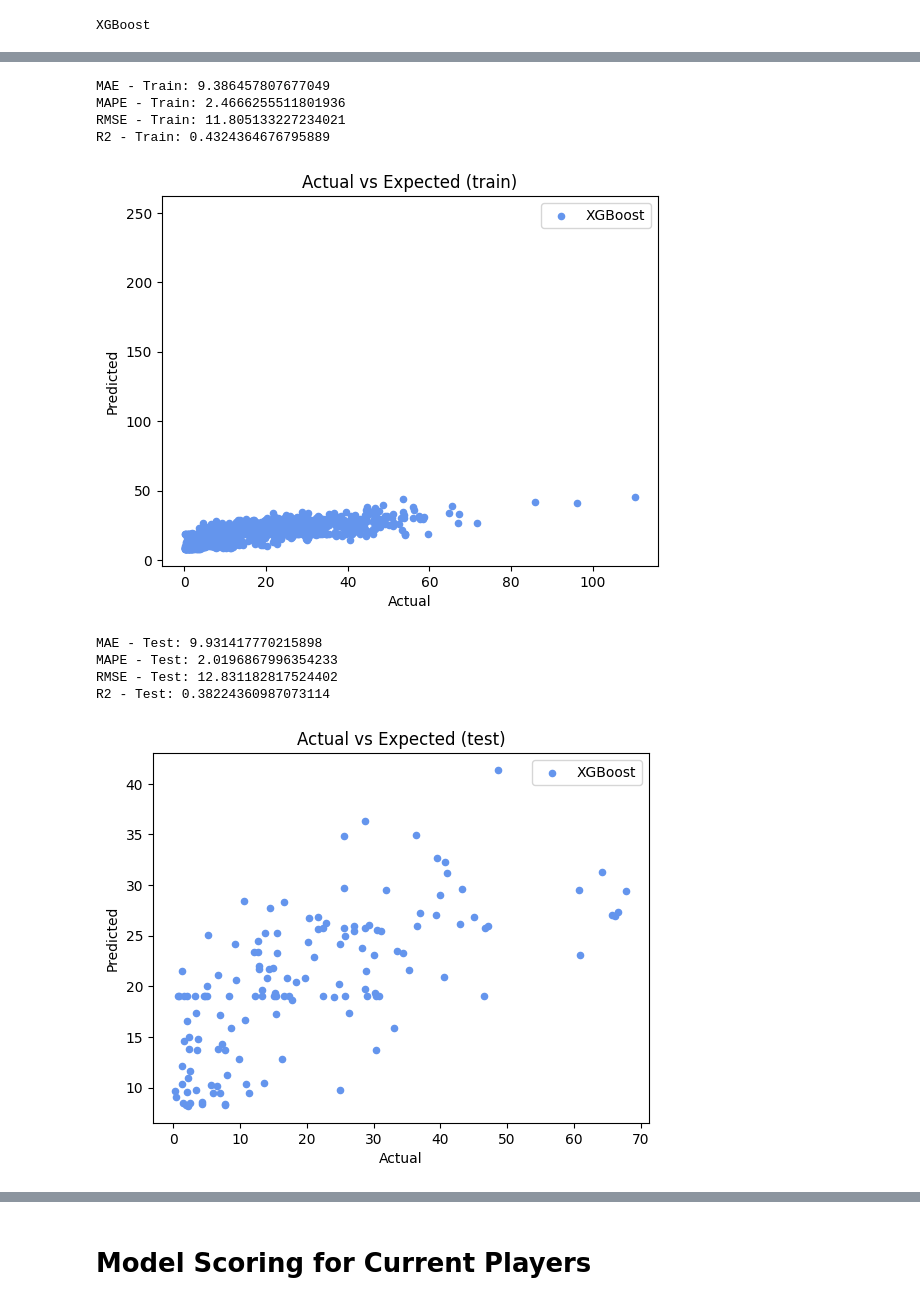
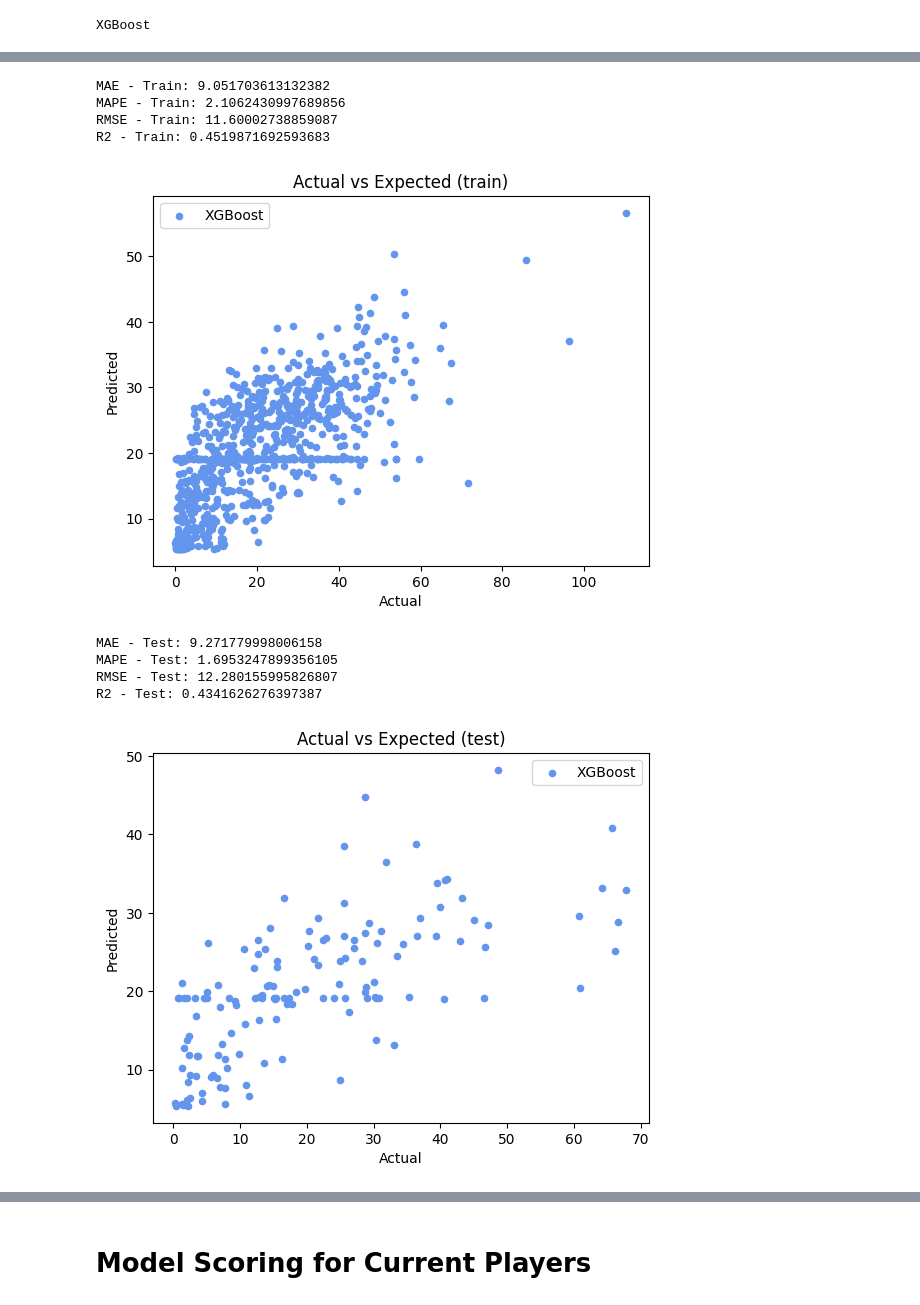
Before and after one commit to Dilan-De-Silva/Big-Bash-Fantasy-AI-v2, a Jupyter notebook: python_script/pre-season/Model-Build-Pipeline.ipynb, the cells around one changed output, grey strips where cells are left out. Cells and saved outputs as stored; diff of their text form; code cells hidden in the pictures.

```diff
--- a/python_script/pre-season/Model-Build-Pipeline.ipynb
+++ b/python_script/pre-season/Model-Build-Pipeline.ipynb
@@ -280,15 +332,15 @@ print(Model_Type)
 cv_splits = 5
 # Hyperparameter Grid
 param_grid = {
-    'n_estimators': [1000, 1500],
+    'n_estimators': [2500],
     # 'max_features': ['sqrt'],
-    'max_depth': [2,3],
+    'max_depth': [3],
 
     # For Boosting models
     'learning_rate': [0.001], # 0.01 - 0.3
-    'min_child_weight': [5], # 1 - 10
-    'subsample': [0.8], # 0.5 - 1.0
-    'colsample_bytree': [0.8], # 0.5 - 1.0
+    'min_child_weight': [1], # 1 - 10
+    'subsample': [0.6], # 0.5 - 1.0
+    'colsample_bytree': [0.6], # 0.5 - 1.0
     'gamma': [0], # 0 - 10
 }
 # %% [output]
@@ -579,7 +631,7 @@ plt.scatter(Y_train, Y_pred_train, s = 20, color="cornflowerblue", label=Model_T
 plt.xlabel("Actual")
 plt.ylabel("Predicted")
 plt.title("Actual vs Expected (train)")
-plt.plot([0, 0], [250, 250], 'k-')
+# plt.plot([0, 0], [250, 250], 'k-')
 plt.legend()
 plt.show()
 
@@ -613,40 +665,40 @@ Y_train_res['pred'] = Y_train_pred[0]
 Y_train_res['res'] = Y_train_res['resp_var'] - Y_train_res['pred']
 Y_train_res['abs_res'] = abs(Y_train_res['res'])
 train_res = pd.concat([Y_train_res, X_train.reset_index(drop=True)], axis=1)
 
   # Test Residuals
 Y_test_res = pd.DataFrame(Y_test).reset_index(drop=True)
 Y_test_pred = pd.DataFrame(Y_pred_test).reset_index(drop=True)
 Y_test_res['pred'] = Y_test_pred[0]
 Y_test_res['res'] = Y_test_res['resp_var'] - Y_train_res['pred']
 Y_test_res['abs_res'] = abs(Y_test_res['res'])
 test_res = pd.concat([Y_test_res, X_test.reset_index(drop=True)], axis=1)
 
   # Plots
 plt.figure()
 plt.scatter(train_res['resp_var'], train_res['abs_res'], s = 20, color="cornflowerblue", label= Model_Type)
 plt.xlabel("Actual")
 plt.ylabel("Absolute Residual")
 plt.title("Actual vs Residual (train)")
 plt.legend()
 plt.show()
 
 
 plt.figure()
 plt.scatter(test_res['resp_var'], test_res['abs_res'], s = 20, color="cornflowerblue", label= Model_Type)
 plt.xlabel("Actual")
 plt.ylabel("Absolute Residual")
 plt.title("Actual vs Residual (test)")
 plt.legend()
 plt.show()
 # %% [output]
-MAE - Train: 9.386457807677049
-MAPE - Train: 2.4666255511801936
-RMSE - Train: 11.805133227234021
-R2 - Train: 0.4324364676795889
+MAE - Train: 9.051703613132382
+MAPE - Train: 2.1062430997689856
+RMSE - Train: 11.60002738859087
+R2 - Train: 0.4519871692593683
-[figure, old version]
+[figure, new version]
-MAE - Test: 9.931417770215898
-MAPE - Test: 2.0196867996354233
-RMSE - Test: 12.831182817524402
-R2 - Test: 0.38224360987073114
+MAE - Test: 9.271779998006158
+MAPE - Test: 1.6953247899356105
+RMSE - Test: 12.280155995826807
+R2 - Test: 0.4341626276397387
-[figure, old version]
+[figure, new version]
```
Also changed, not shown: parts of 6 cells of this notebook, 4 other files.
